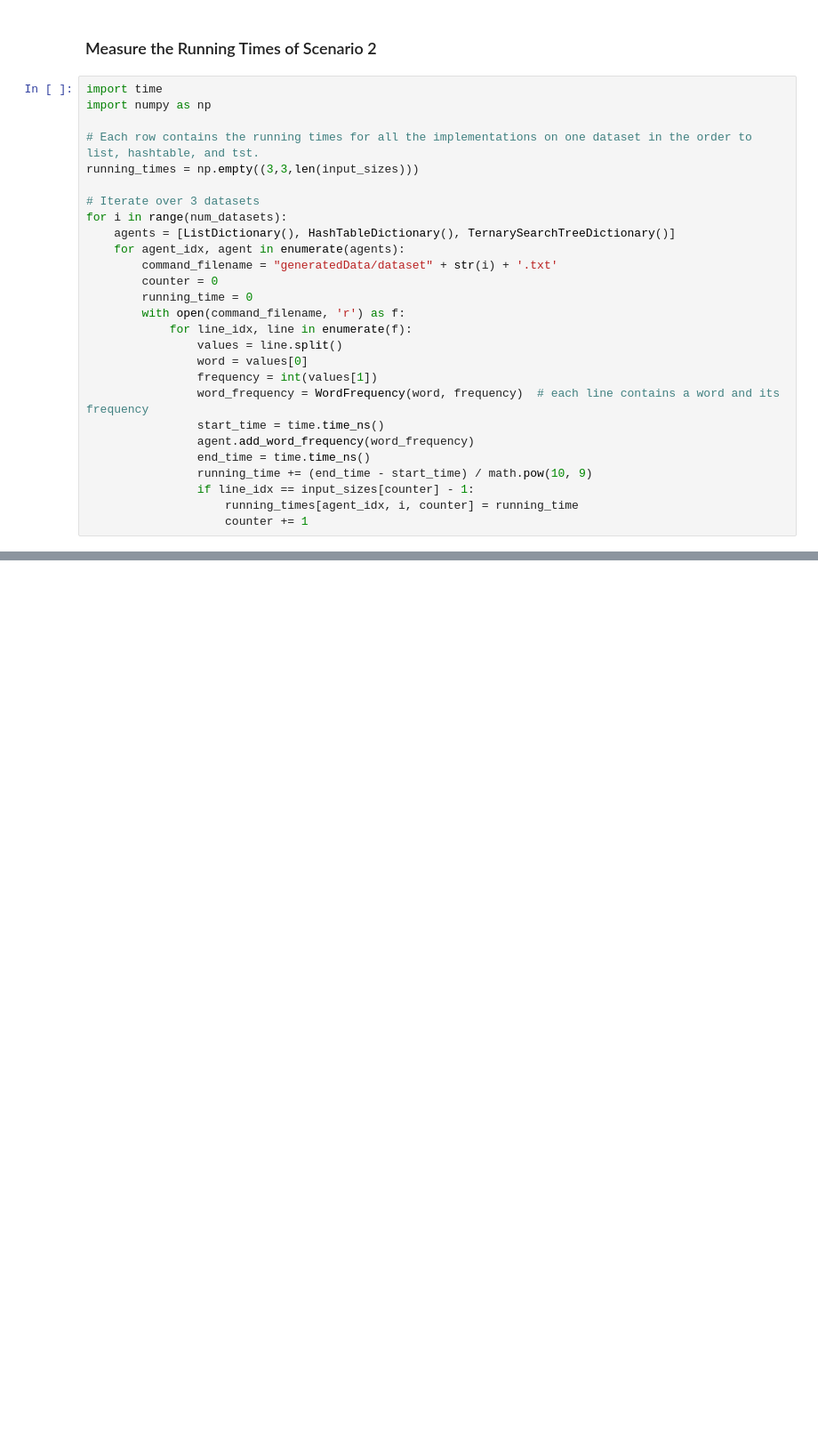
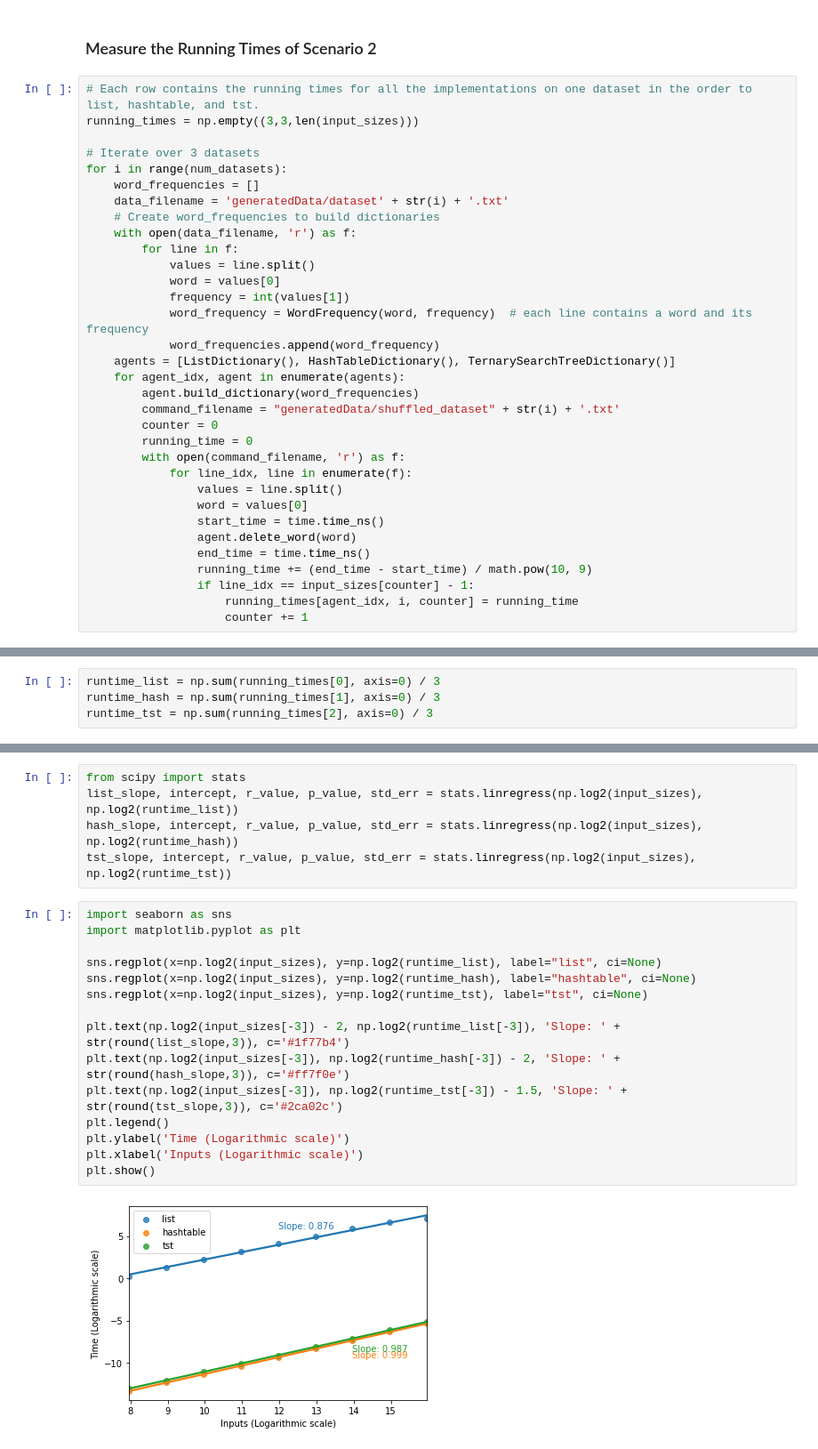
Before and after one commit to hooniez/aa_assignment_1, a Jupyter notebook: assignment1.ipynb, the cells around one changed output, grey strips where cells are left out. Shown: that part at 89% size. Cells and saved outputs as stored; diff of their text form; blank space fills up the shorter version.

```diff
--- a/assignment1.ipynb
+++ b/assignment1.ipynb
@@ -739,27 +788,33 @@ plt.show()
 # %% [markdown]
 ### Measure the Running Times of Scenario 2
 # %%
-import time
-import numpy as np
-
 # Each row contains the running times for all the implementations on one dataset in the order to list, hashtable, and tst.
 running_times = np.empty((3,3,len(input_sizes)))
 
 # Iterate over 3 datasets
 for i in range(num_datasets):
+    word_frequencies = []
+    data_filename = 'generatedData/dataset' + str(i) + '.txt'
+    # Create word_frequencies to build dictionaries
+    with open(data_filename, 'r') as f:
+        for line in f:
+            values = line.split()
+            word = values[0]
+            frequency = int(values[1])
+            word_frequency = WordFrequency(word, frequency)  # each line contains a word and its frequency
+            word_frequencies.append(word_frequency)
     agents = [ListDictionary(), HashTableDictionary(), TernarySearchTreeDictionary()]
     for agent_idx, agent in enumerate(agents):
-        command_filename = "generatedData/dataset" + str(i) + '.txt'
+        agent.build_dictionary(word_frequencies)
+        command_filename = "generatedData/shuffled_dataset" + str(i) + '.txt'
         counter = 0
         running_time = 0
         with open(command_filename, 'r') as f:
             for line_idx, line in enumerate(f):
                 values = line.split()
                 word = values[0]
-                frequency = int(values[1])
-                word_frequency = WordFrequency(word, frequency)  # each line contains a word and its frequency
                 start_time = time.time_ns()
-                agent.add_word_frequency(word_frequency)
+                agent.delete_word(word)
                 end_time = time.time_ns()
                 running_time += (end_time - start_time) / math.pow(10, 9)
                 if line_idx == input_sizes[counter] - 1:
@@ -767,0 +843,4 @@ for i in range(num_datasets):
+# %%
+runtime_list = np.sum(running_times[0], axis=0) / 3
+runtime_hash = np.sum(running_times[1], axis=0) / 3
+runtime_tst = np.sum(running_times[2], axis=0) / 3
@@ -767,0 +849,22 @@ for i in range(num_datasets):
+# %%
+from scipy import stats
+list_slope, intercept, r_value, p_value, std_err = stats.linregress(np.log2(input_sizes), np.log2(runtime_list))
+hash_slope, intercept, r_value, p_value, std_err = stats.linregress(np.log2(input_sizes), np.log2(runtime_hash))
+tst_slope, intercept, r_value, p_value, std_err = stats.linregress(np.log2(input_sizes), np.log2(runtime_tst))
+# %%
+import seaborn as sns
+import matplotlib.pyplot as plt
+
+sns.regplot(x=np.log2(input_sizes), y=np.log2(runtime_list), label="list", ci=None)
+sns.regplot(x=np.log2(input_sizes), y=np.log2(runtime_hash), label="hashtable", ci=None)
+sns.regplot(x=np.log2(input_sizes), y=np.log2(runtime_tst), label="tst", ci=None)
+
+plt.text(np.log2(input_sizes[-3]) - 2, np.log2(runtime_list[-3]), 'Slope: ' + str(round(list_slope,3)), c='#1f77b4')
+plt.text(np.log2(input_sizes[-3]), np.log2(runtime_hash[-3]) - 2, 'Slope: ' + str(round(hash_slope,3)), c='#ff7f0e')
+plt.text(np.log2(input_sizes[-3]), np.log2(runtime_tst[-3]) - 1.5, 'Slope: ' + str(round(tst_slope,3)), c='#2ca02c')
+plt.legend()
+plt.ylabel('Time (Logarithmic scale)')
+plt.xlabel('Inputs (Logarithmic scale)')
+plt.show()
+# %% [output]
+[figure, added]
```
Also changed, not shown: parts of 11 cells of this notebook, 2 other files.
